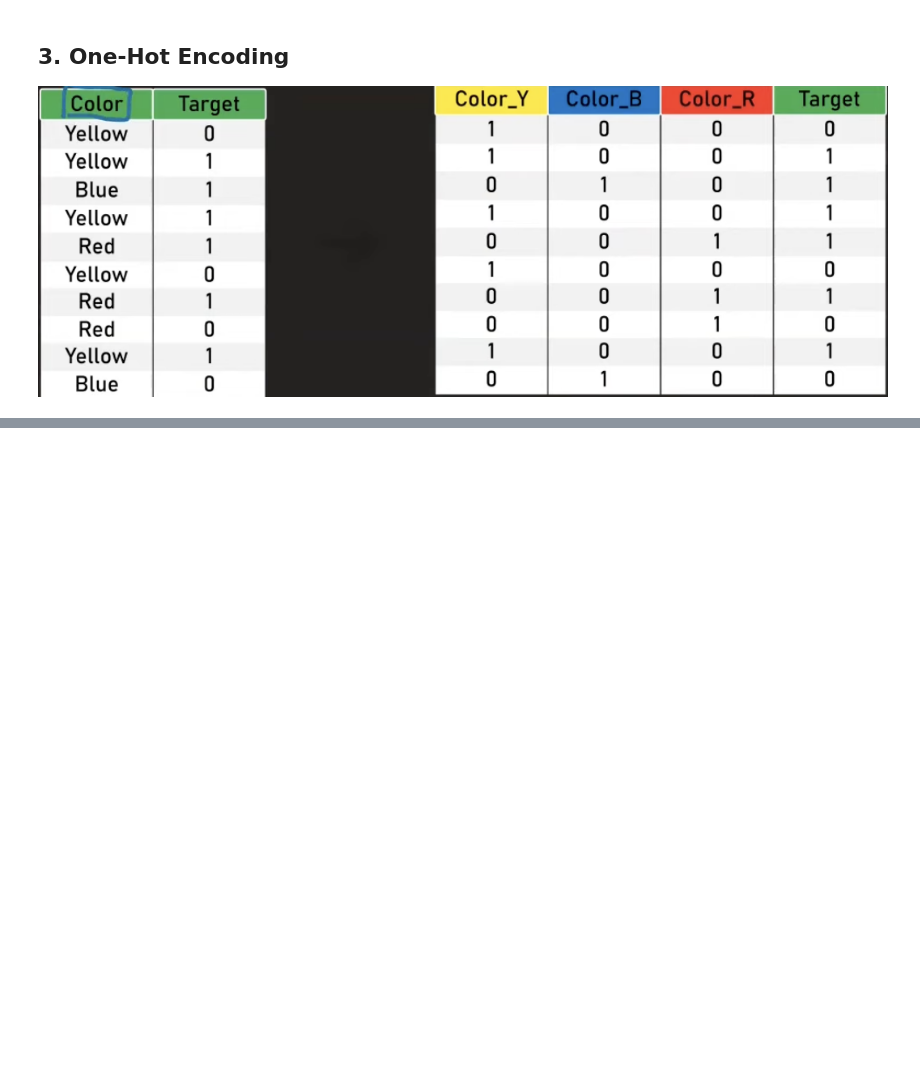
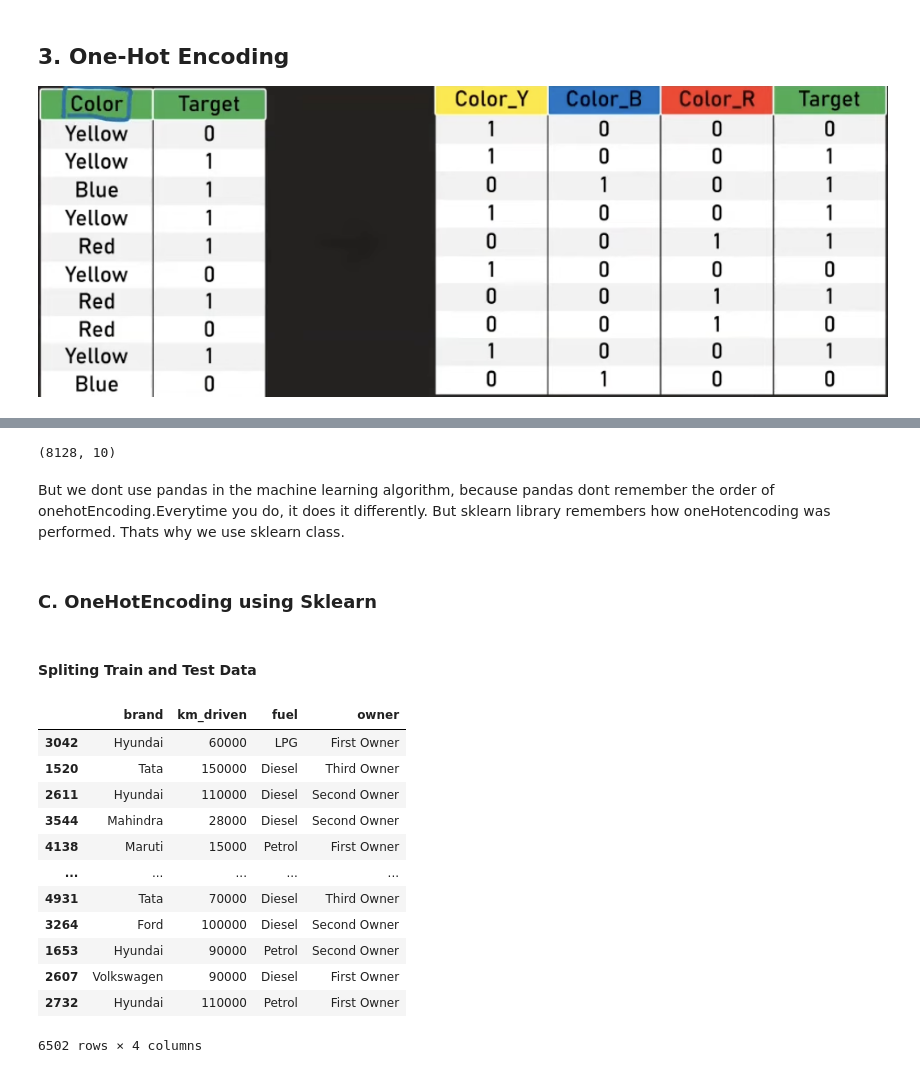
Before and after one commit to MitVinay/Machine-Learning, a Jupyter notebook: Feature-Engineering/Feature-transformation/Encoding-Categorical-Data/Encoding_Categorical_data.ipynb, the cells around one changed output, grey strips where cells are left out. Drawn from its saved outputs; the diff is of its cells as text; code cells hidden in the pictures; blank space fills up the shorter version.

```diff
--- a/Feature-Engineering/Feature-transformation/Encoding-Categorical-Data/Encoding_Categorical_data.ipynb
+++ b/Feature-Engineering/Feature-transformation/Encoding-Categorical-Data/Encoding_Categorical_data.ipynb
@@ -238,0 +233,12 @@ df2.shape
+# %%
+# Dropping first column in order to discard multicolinearity in the dataset.
+df2 = pd.get_dummies(df, columns = ['fuel', 'owner'], drop_first = True)
+df2.shape
+# %% [output]
+(8128, 10)
+# %% [markdown]
+But we dont use pandas in the machine learning algorithm, because pandas dont remember the order of onehotEncoding.Everytime you do, it does it differently. But sklearn library remembers how oneHotencoding was performed. Thats why we use sklearn class.
+# %% [markdown]
+### C. OneHotEncoding using Sklearn
+# %% [markdown]
+#### Spliting Train and Test Data
@@ -238,0 +251,16 @@ df2.shape
+# %%
+X_train
+# %% [output]
+|  | brand | km_driven | fuel | owner |
+| 3042 | Hyundai | 60000 | LPG | First Owner |
+| 1520 | Tata | 150000 | Diesel | Third Owner |
+| 2611 | Hyundai | 110000 | Diesel | Second Owner |
+| 3544 | Mahindra | 28000 | Diesel | Second Owner |
+| 4138 | Maruti | 15000 | Petrol | First Owner |
+| ... | ... | ... | ... | ... |
+| 4931 | Tata | 70000 | Diesel | Third Owner |
+| 3264 | Ford | 100000 | Diesel | Second Owner |
+| 1653 | Hyundai | 90000 | Petrol | Second Owner |
+| 2607 | Volkswagen | 90000 | Diesel | First Owner |
+| 2732 | Hyundai | 110000 | Petrol | First Owner |
+6502 rows × 4 columns
```
Also changed, not shown: parts of 48 cells of this notebook.
